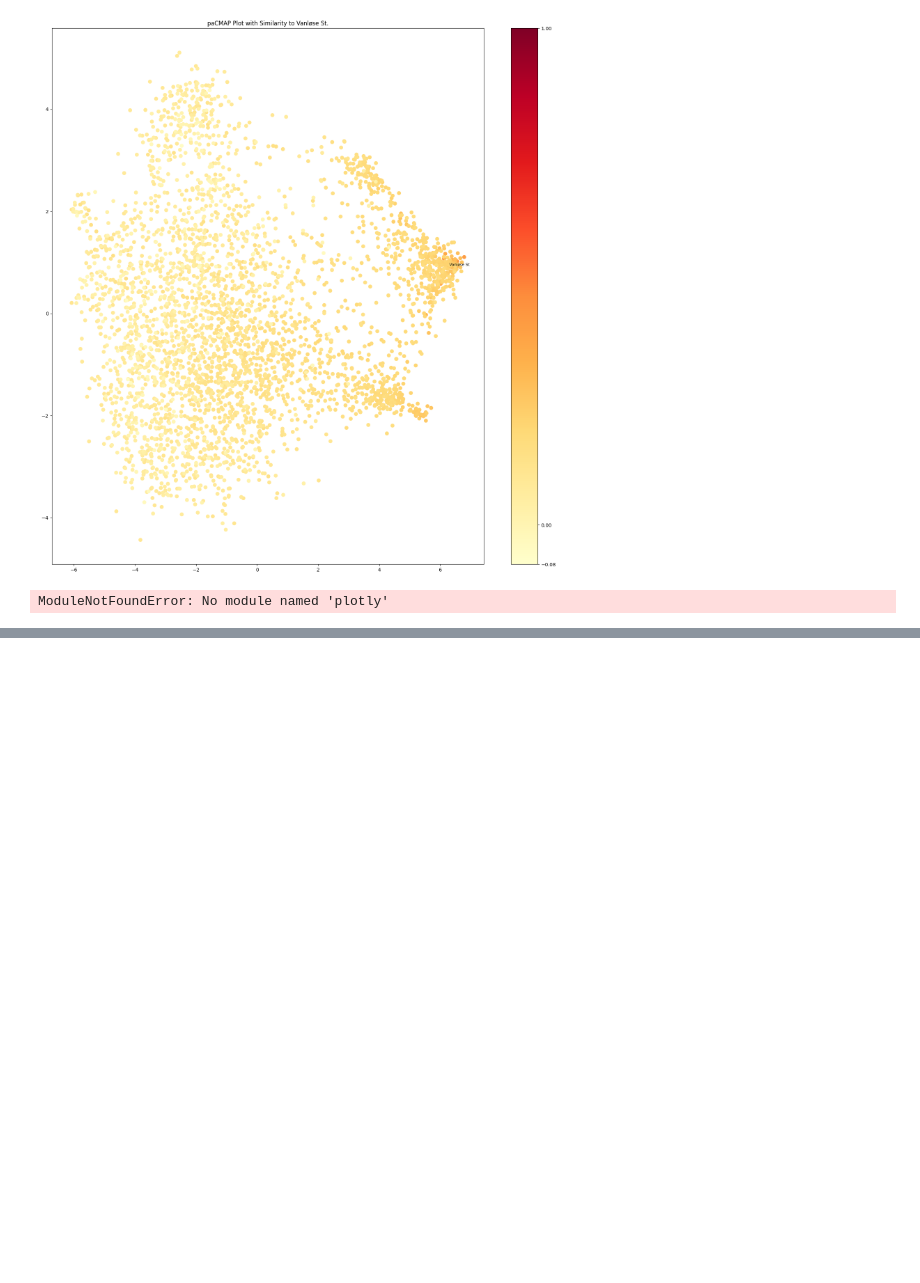
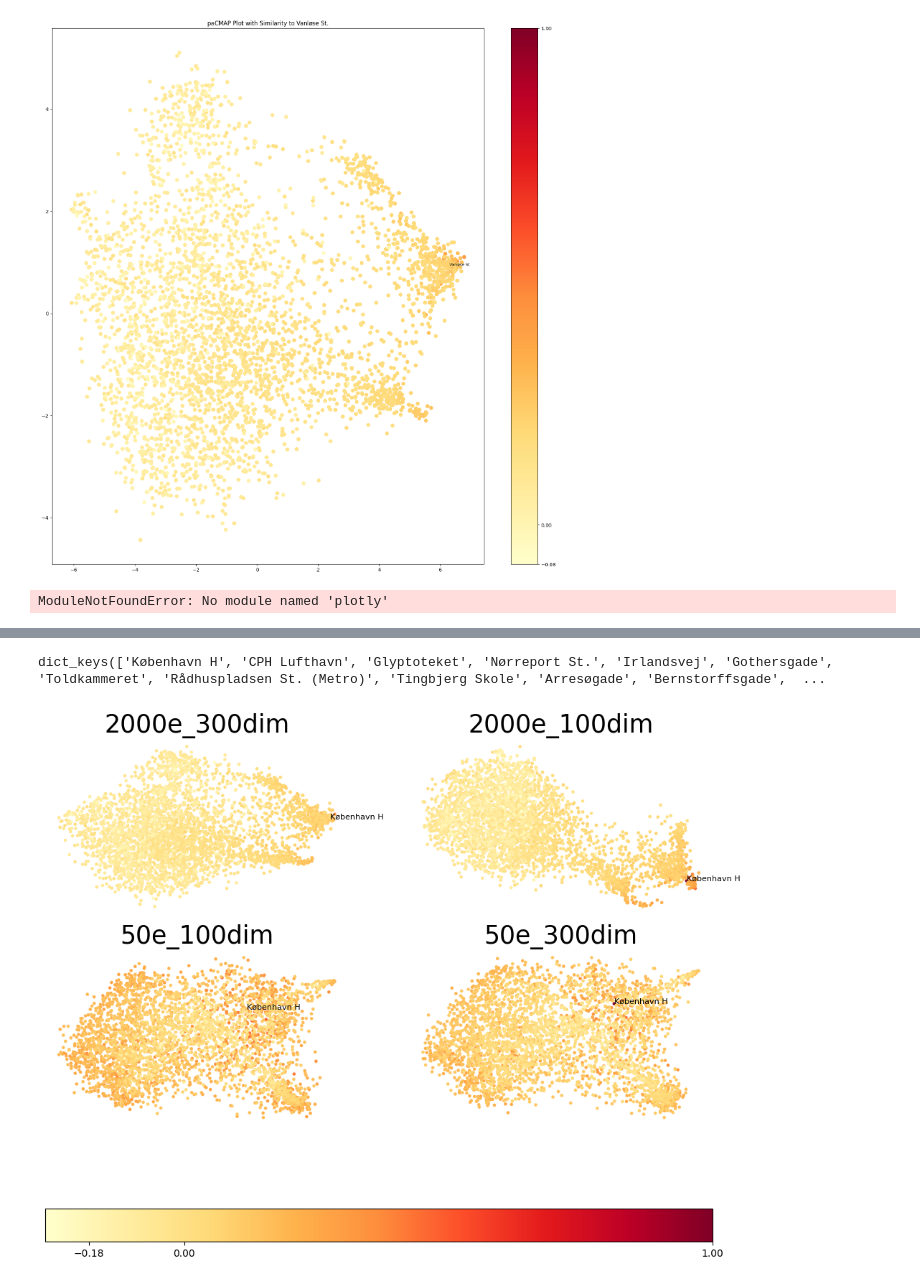
Before and after one commit to monicahardt/BachelorProject, a Jupyter notebook: Notebooks/data_analysis_cosine_similarity.ipynb, the cells around one changed output, grey strips where cells are left out. Drawn from its saved outputs; the diff is of its cells as text; code cells hidden in the pictures; blank space fills up the shorter version.

Commit message:
cosine and zip quandrant plots diff models

```diff
--- a/Notebooks/data_analysis_cosine_similarity.ipynb
+++ b/Notebooks/data_analysis_cosine_similarity.ipynb
@@ -406,0 +572,51 @@ ModuleNotFoundError: No module named 'plotly'
+# %%
+station_names_2000_300 = sorted_sim_kbh_2000_300.keys()
+station_names_50_100 = sorted_sim_kbh_50_100.keys()
+station_names_50_300 = sorted_sim_kbh_50_300.keys()
+station_names_2000_100 = sorted_sim_kbh_2000_100.keys()
+station_names_2000_100
+# %% [output]
+dict_keys(['København H', 'CPH Lufthavn', 'Glyptoteket', 'Nørreport St.', 'Irlandsvej', 'Gothersgade', 'Toldkammeret', 'Rådhuspladsen St. (Metro)', 'Tingbjerg Skole', 'Arresøgade', 'Bernstorffsgade',  ...
+# %%
+color = [(sorted_sim_kbh_2000_300[station]) for station in station_names_2000_300]
+color1 = [(sorted_sim_kbh_2000_100[station]) for station in station_names_2000_100]
+color2 = [(sorted_sim_kbh_50_100[station]) for station in station_names_50_100]
+color3 = [(sorted_sim_kbh_50_300[station]) for station in station_names_50_300]
+colors = []
+colors.append(color)
+colors.append(color1)
+colors.append(color2)
+colors.append(color3)
+# %%
+# Define color palette for zip codes
+# Create the plots
+fig, ax = plt.subplots(2, 2, figsize=(12, 10))
+norm = Normalize(vmin=-1.0, vmax=1.0)
+xs = [proj_2000_300, proj_2000_100, proj_50_100, proj_50_300 ]  # Use xs to select different dimensionality reduction results
+ts = ["2000e_300dim", "2000e_100dim", "50e_100dim", "50e_300dim"]
+s = 0
+
+for row in ax:
+    for col in row:
+        col.set_title(ts[s], fontsize=25)
+        col.text(xs[s][kbh_index, 0], xs[s][kbh_index, 1], 'København H', fontsize=8, ha='left')
+        test = col.scatter(
+            [xs[s][journey_idx[journey_id]][0] for journey_id in journey_ids],
+            [xs[s][journey_idx[journey_id]][1] for journey_id in journey_ids],
+            lw=0.1, s=10, c=colors[s], cmap='YlOrRd'
+        )
+        s += 1
+        col.axis('off')
+
+# Set the colorbar
+colorbar = plt.colorbar(test, ax=ax, orientation='horizontal')
+
+# Manually set colorbar ticks and labels
+colorbar.set_ticks([1.0, 0, -0.18])  # Adjust these as needed based on your scale
+
+plt.show()
+
+fig.tight_layout()
+plt.show()
+# %% [output]
+[figure, added]
```
Also changed, not shown: parts of 8 cells of this notebook, 4 other files.
